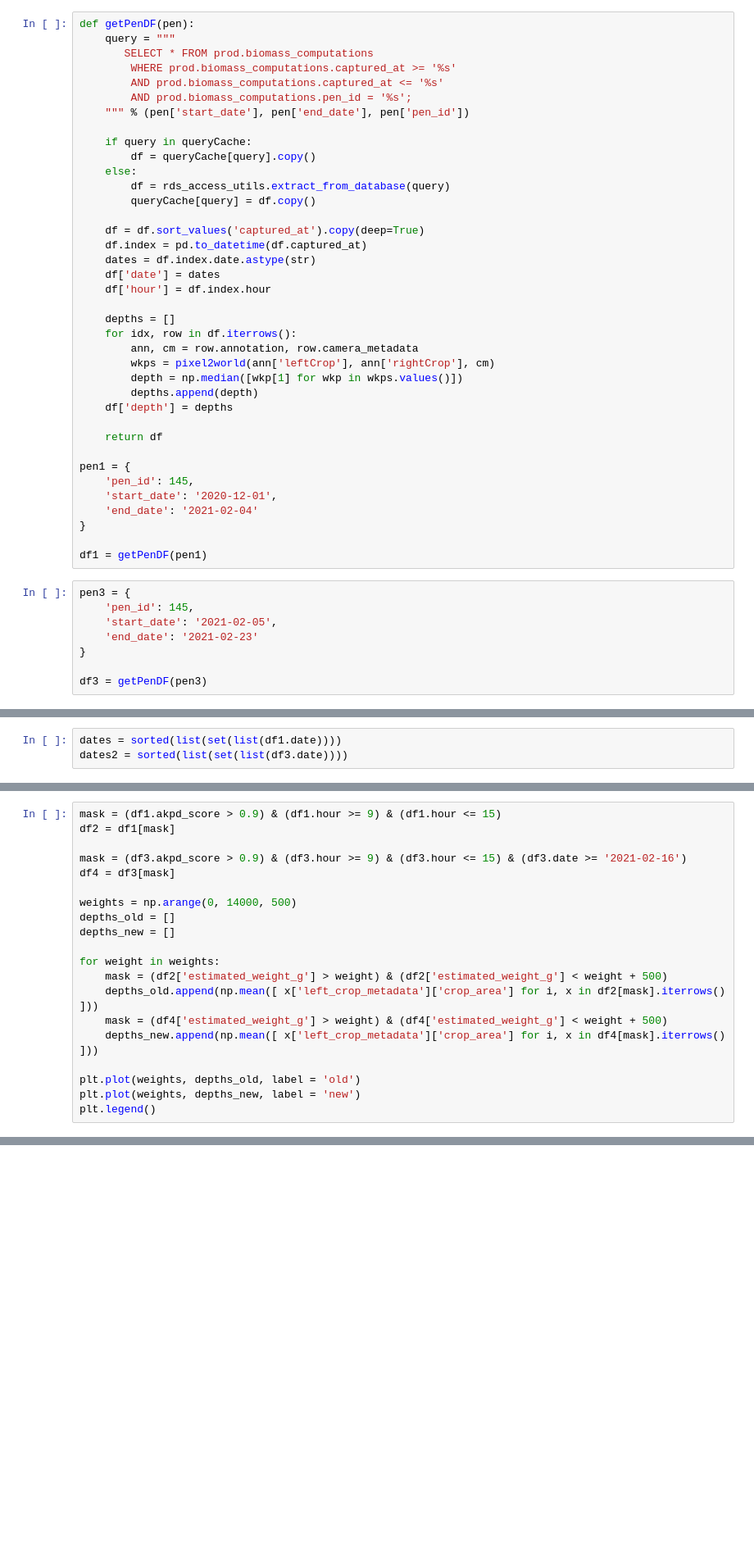
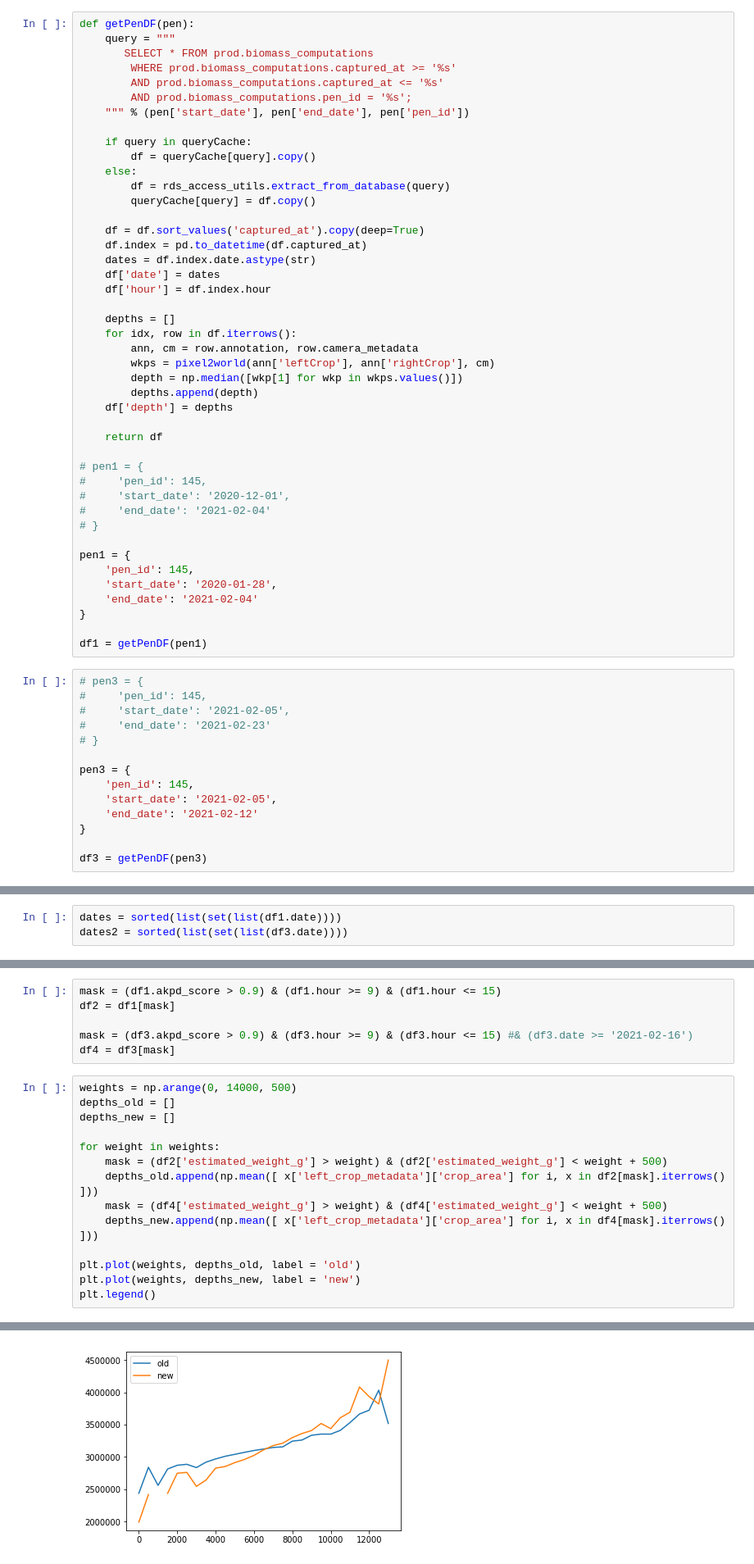
Before and after one commit to isabellafaccone/aquabytePersonal, a Jupyter notebook: bryton/biomass/Dale Pen 3 - Scratchbook.ipynb, the cells around one changed output, grey strips where cells are left out. Shown at 82% size. Saved outputs shown, nothing was run; the diff lists cells and outputs as text; blank space fills up the shorter version.

```diff
--- a/bryton/biomass/Dale Pen 3 - Scratchbook.ipynb
+++ b/bryton/biomass/Dale Pen 3 - Scratchbook.ipynb
@@ -268,18 +268,30 @@ def getPenDF(pen):
 
     return df
 
+# pen1 = {
+#     'pen_id': 145,
+#     'start_date': '2020-12-01',
+#     'end_date': '2021-02-04'
+# }
+
 pen1 = {
     'pen_id': 145,
-    'start_date': '2020-12-01',
+    'start_date': '2020-01-28',
     'end_date': '2021-02-04'
 }
 
 df1 = getPenDF(pen1)
 # %%
+# pen3 = {
+#     'pen_id': 145,
+#     'start_date': '2021-02-05',
+#     'end_date': '2021-02-23'
+# }
+
 pen3 = {
     'pen_id': 145,
     'start_date': '2021-02-05',
-    'end_date': '2021-02-23'
+    'end_date': '2021-02-12'
 }
 
 df3 = getPenDF(pen3)
@@ -551,13 +563,13 @@ for date in dates2:
     print(date, len(df2))
     old_weight.append(np.mean(df2['estimated_weight_g']))
     new_weight.append(np.mean(df2['estimated_weight_g']))
+# %%
+mask = (df1.akpd_score > 0.9) & (df1.hour >= 9) & (df1.hour <= 15)
+df2 = df1[mask]
+
+mask = (df3.akpd_score > 0.9) & (df3.hour >= 9) & (df3.hour <= 15) #& (df3.date >= '2021-02-16')
+df4 = df3[mask]
 # %%
-mask = (df1.akpd_score > 0.9) & (df1.hour >= 9) & (df1.hour <= 15)
-df2 = df1[mask]
-
-mask = (df3.akpd_score > 0.9) & (df3.hour >= 9) & (df3.hour <= 15) & (df3.date >= '2021-02-16')
-df4 = df3[mask]
-
 weights = np.arange(0, 14000, 500)
 depths_old = []
 depths_new = []
@@ -571,3 +583,4 @@ for weight in weights:
 plt.plot(weights, depths_old, label = 'old')
 plt.plot(weights, depths_new, label = 'new')
 plt.legend()
+# %% [output]
@@ -574,3 +588,4 @@ plt.legend()
+[figure, added]
 # %%
 mask = (df1.akpd_score > 0.9) & (df1.hour >= 9) & (df1.hour <= 15)
 df2 = df1[mask]
```
Also changed, not shown: parts of 3 cells of this notebook, 10 other files.
